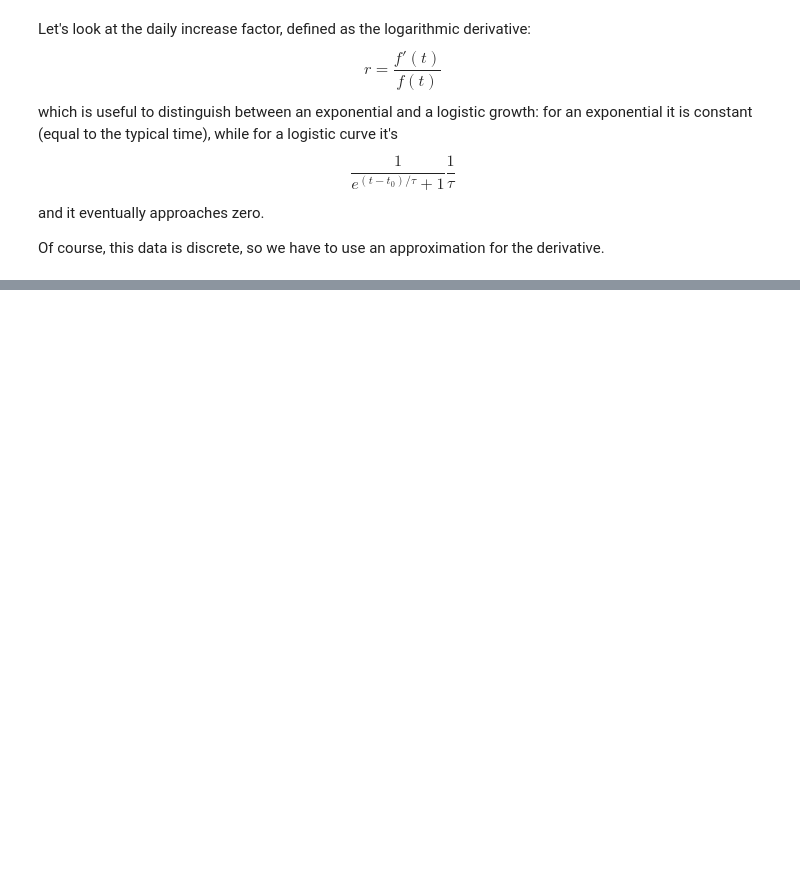
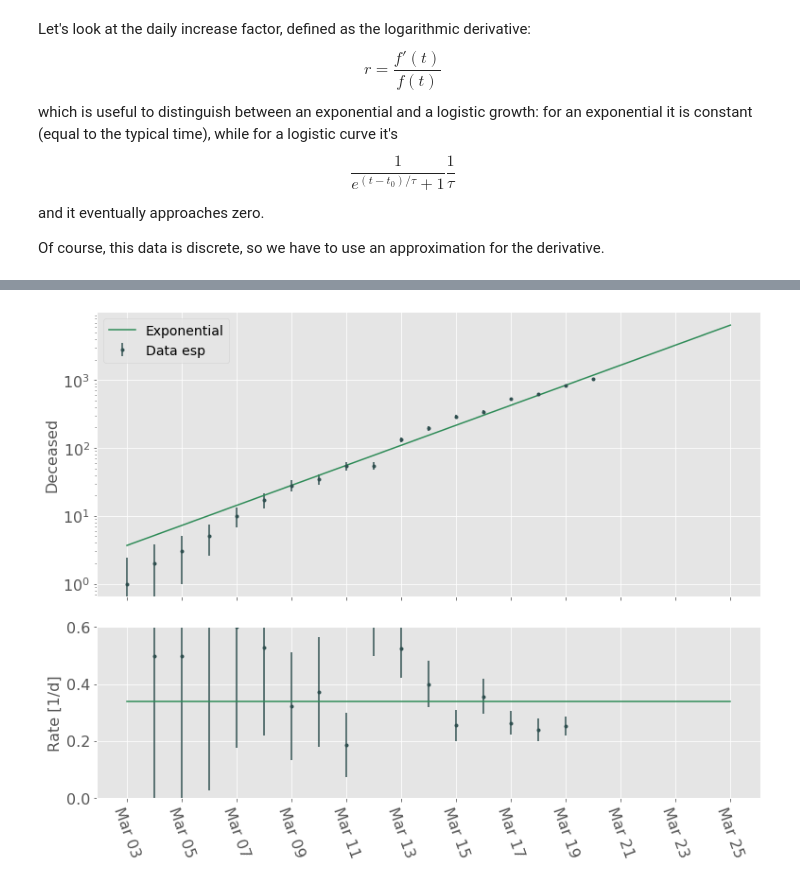
Before and after one commit to mbellitti/covid-plots, a Jupyter notebook: timeSeries.ipynb, the cells around one changed output, grey strips where cells are left out. Cells and saved outputs as stored; diff of their text form; code cells hidden in the pictures; blank space fills up the shorter version.

```diff
--- a/timeSeries.ipynb
+++ b/timeSeries.ipynb
@@ -605,0 +281,4 @@ plt.yscale('log')
+# %%
+# esp = esp[esp>100]
+giorni_trascorsi = (esp.index-esp.index[0]).days
+err = np.sqrt(esp)
@@ -605,0 +291,6 @@ plt.yscale('log')
+# %%
+p0 = [1,1]
+eopt,ecov = curve_fit(esponenziale,
+                      giorni_trascorsi,
+                      esp,
+                      p0=p0,sigma=err)
@@ -605,0 +314,39 @@ plt.yscale('log')
+# %%
+date_proiezione = pd.date_range(esp.index[0],'2020-03-25')
+
+fig,ax = plt.subplots(2,1,sharex=True, gridspec_kw={'height_ratios': [5, 3]},figsize=(11,8))
+
+fig.tight_layout()
+
+ax[0].errorbar(esp.index,esp,
+            yerr=np.sqrt(esp+1),
+            fmt=".",
+            color="darkslategray",
+            label="Data esp")
+
+
+# ax[0].plot(date_proiezione,logistica((date_proiezione-esp.index[0]).days, *lopt),label="Logistica",color='crimson')
+# ax[0].plot(date_proiezione,gompertz((date_proiezione-esp.index[0]).days, *gopt),label="Gompertz",color="cornflowerblue")
+ax[0].plot(date_proiezione,esponenziale((date_proiezione-esp.index[0]).days, *eopt),label="Exponential",color='seagreen')
+ax[0].set_yscale('log')
+ax[0].legend()
+ax[0].set_xlabel('')
+ax[0].set_ylabel('Deceased')
+ax[0].xaxis.set_major_locator(mdates.DayLocator(interval=4))
+ax[0].xaxis.set_major_formatter(mdates.DateFormatter('%b %d'))
+
+
+ax[1].errorbar(x=esp.index,y=logder(esp),yerr=errprop(esp),fmt='.',color='darkslategray')
+# ax[1].plot(date_proiezione,rate_gompertz((date_proiezione-esp.index[0]).days, *gopt),label="Gompertz",color='cornflowerblue')
+# ax[1].plot(date_proiezione,rate_logistica((date_proiezione-esp.index[0]).days, *lopt),label="Logistica",color='crimson')
+ax[1].plot(date_proiezione,rate_esponenziale((date_proiezione-esp.index[0]).days, *eopt),label="Exponential",color='seagreen')
+# ax[1].legend()
+
+ax[1].tick_params(axis='x', rotation=-70)
+ax[1].set_xlabel('')
+ax[1].set_ylim(bottom=0,top=0.6)
+ax[1].set_ylabel('Rate [1/d]')
+ax[1].xaxis.set_major_locator(mdates.DayLocator(interval=2))
+ax[1].xaxis.set_major_formatter(mdates.DateFormatter('%b %d'))
+# %% [output]
+[figure, added]
```
Also changed, not shown: parts of 88 cells of this notebook, 2 other files.
